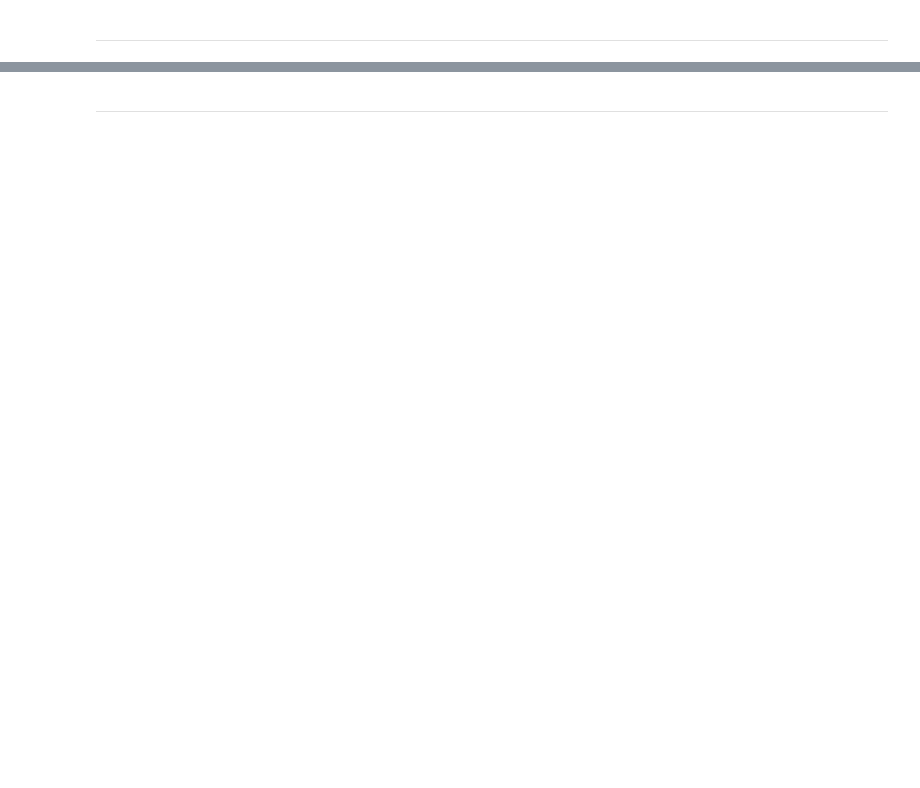
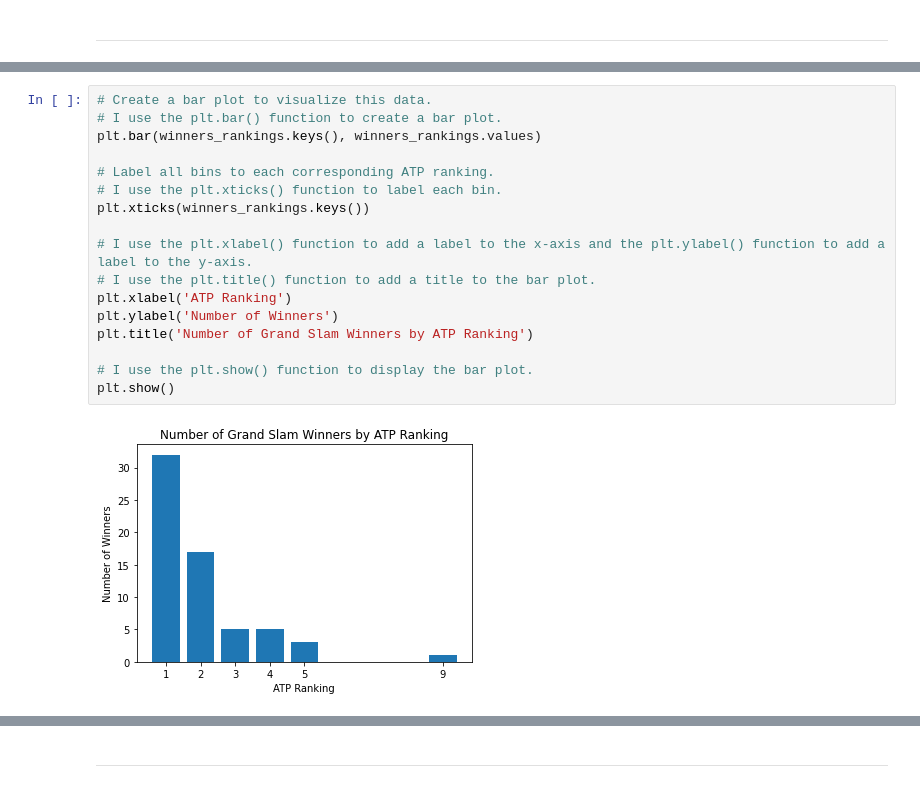
Before and after one commit to carnifast/demo-2, a Jupyter notebook: demo_2.ipynb, the cells around one changed output, grey strips where cells are left out. Drawn from its saved outputs; the diff is of its cells as text; blank space fills up the shorter version.

```diff
--- a/demo_2.ipynb
+++ b/demo_2.ipynb
@@ -88,0 +121,19 @@ df.head()
+# %%
+# Create a bar plot to visualize this data.
+# I use the plt.bar() function to create a bar plot.
+plt.bar(winners_rankings.keys(), winners_rankings.values)
+
+# Label all bins to each corresponding ATP ranking.
+# I use the plt.xticks() function to label each bin.
+plt.xticks(winners_rankings.keys())
+
+# I use the plt.xlabel() function to add a label to the x-axis and the plt.ylabel() function to add a label to the y-axis.
+# I use the plt.title() function to add a title to the bar plot.
+plt.xlabel('ATP Ranking')
+plt.ylabel('Number of Winners')
+plt.title('Number of Grand Slam Winners by ATP Ranking')
+
+# I use the plt.show() function to display the bar plot.
+plt.show()
+# %% [output]
+[figure, added]
```
Also changed, not shown: parts of 37 cells of this notebook.
